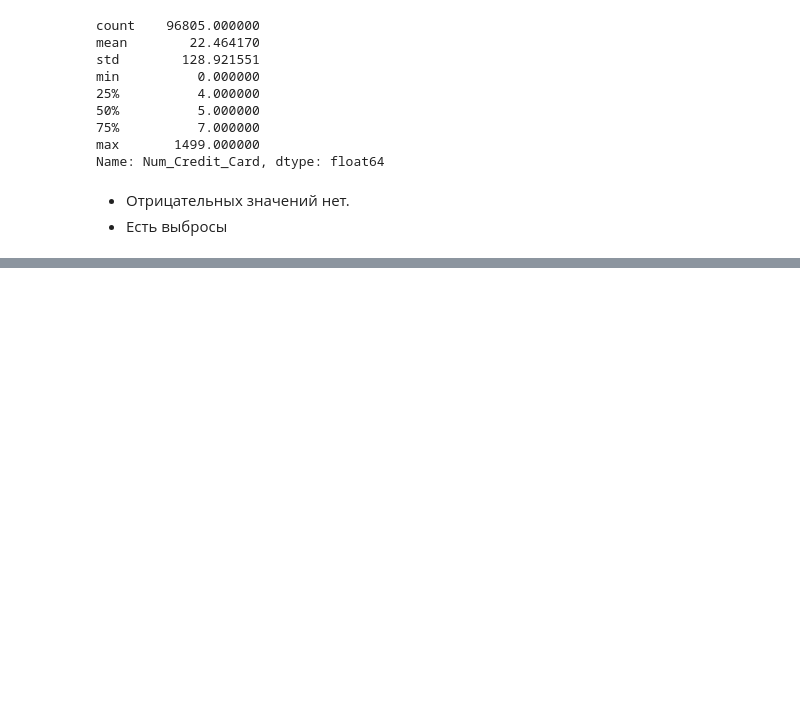
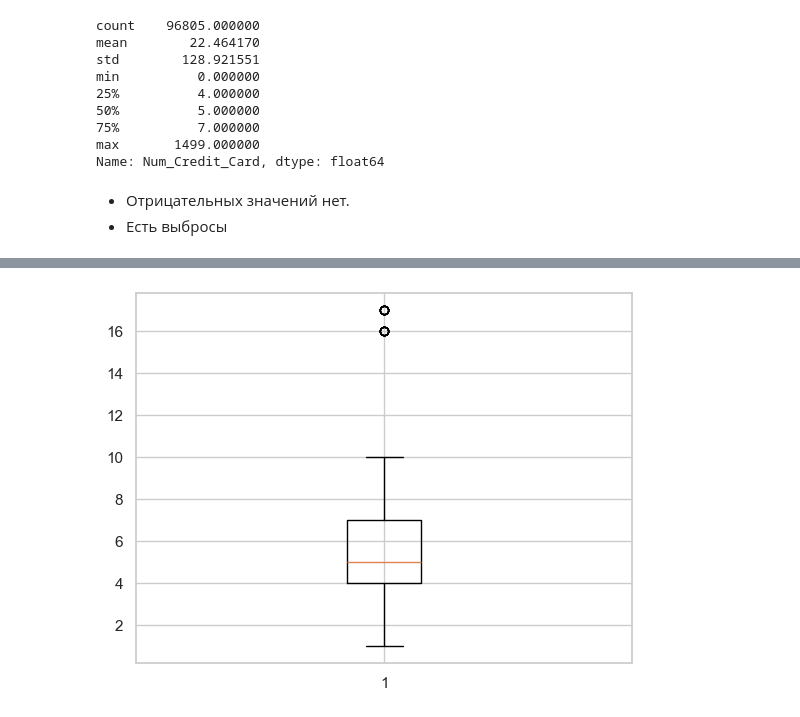
Before and after one commit to Lotra2005/Data-analysis-projects, a Jupyter notebook: Credit scoring EDA/notebooks/Credit score.ipynb, the cells around one changed output, grey strips where cells are left out. Cells and saved outputs as stored; diff of their text form; code cells hidden in the pictures; blank space fills up the shorter version.

```diff
--- a/Credit scoring EDA/notebooks/Credit score.ipynb
+++ b/Credit scoring EDA/notebooks/Credit score.ipynb
@@ -1155,0 +1213,14 @@ Name: Num_Credit_Card, dtype: float64
+# %%
+# Находим для каждого Customer_ID значение Num_Credit_Card < 20
+valid_values = (
+    credit_df[credit_df['Num_Credit_Card'] < 20]
+    .groupby('Customer_ID')['Num_Credit_Card']
+    .first()
+)
+
+# Заменяем значения >= 20 на найденное корректное значение клиента
+credit_df['Num_Credit_Card'] = (
+    credit_df['Customer_ID']
+    .map(valid_values)
+    .fillna(credit_df['Num_Credit_Card'])
+)
@@ -1155,0 +1239,5 @@ Name: Num_Credit_Card, dtype: float64
+# %%
+plt.boxplot(credit_df['Num_Credit_Card'])
+plt.show()
+# %% [output]
+[figure, added]
```
Also changed, not shown: parts of 27 cells of this notebook.
